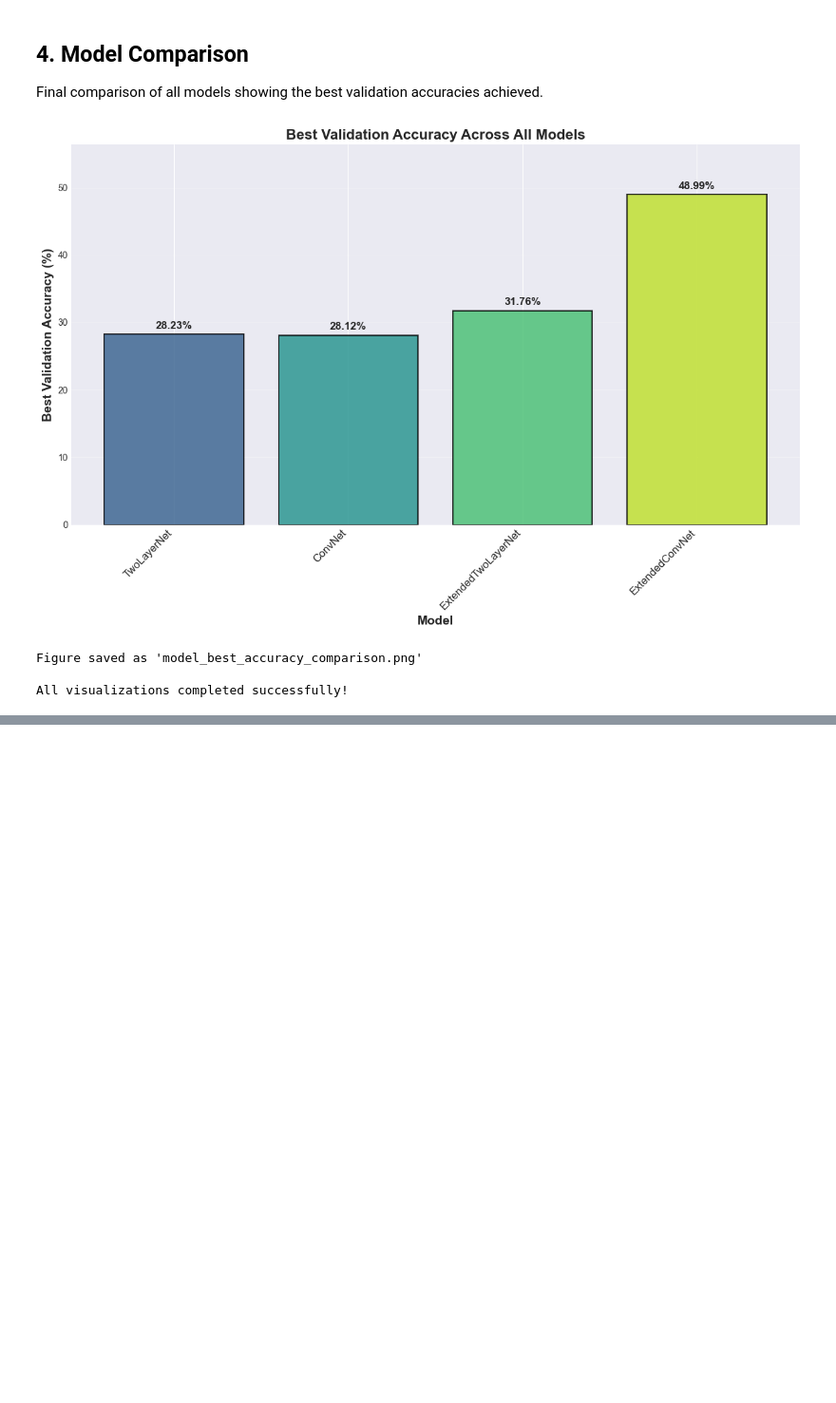
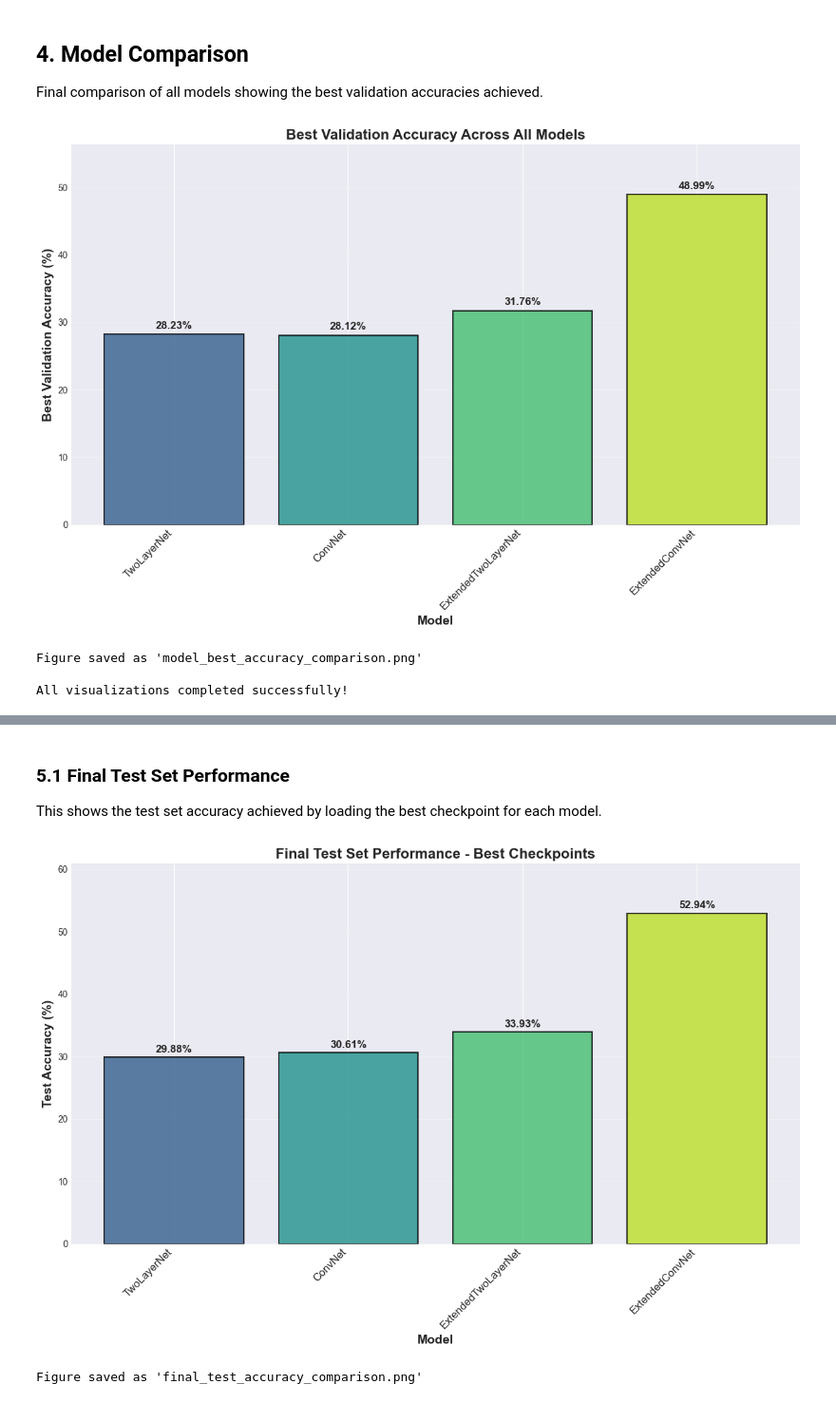
Before and after one commit to maybenzion97/cv1-final-lab-part-2, a Jupyter notebook: model_visualization.ipynb, the cells around one changed output, grey strips where cells are left out. Shown at 95% size. Drawn from its saved outputs; the diff is of its cells as text; code cells hidden in the pictures; blank space fills up the shorter version.

```diff
--- a/model_visualization.ipynb
+++ b/model_visualization.ipynb
@@ -365,0 +420,15 @@ Libraries imported successfully
+# %%
+# Load CIFAR-100 test dataset
+transform_test = transforms.Compose([
+    transforms.ToTensor(),
+    transforms.Normalize((0.5071, 0.4867, 0.4408), (0.2675, 0.2565, 0.2761))
+])
+
+test_dataset = torchvision.datasets.CIFAR100(root='./data', train=False, download=True, transform=transform_test)
+test_loader = DataLoader(test_dataset, batch_size=128, shuffle=False, num_workers=2)
+
+# Get class names
+class_names = test_dataset.classes
+
+print(f"Test dataset loaded: {len(test_dataset)} samples")
+print(f"Number of classes: {len(class_names)}")
@@ -365,0 +575,41 @@ Libraries imported successfully
+# %% [markdown]
+### 5.1 Final Test Set Performance
+
+This shows the test set accuracy achieved by loading the best checkpoint for each model.
+# %%
+# Compare final test accuracies
+fig, ax = plt.subplots(figsize=(12, 8))
+
+model_names_list = list(model_results.keys())
+test_accs = [model_results[m]['test_accuracy'] for m in model_names_list]
+
+x = np.arange(len(model_names_list))
+
+# Create bar plot with gradient colors
+colors = plt.cm.viridis(np.linspace(0.3, 0.9, len(model_names_list)))
+
+bars = ax.bar(x, test_accs, color=colors, alpha=0.8, edgecolor='black', linewidth=1.5)
+
+# Add value labels on top of bars
+for bar, acc in zip(bars, test_accs):
+    height = bar.get_height()
+    ax.text(bar.get_x() + bar.get_width()/2., height + 0.5,
+            f'{acc:.2f}%',
+            ha='center', va='bottom', fontsize=12, fontweight='bold')
+
+ax.set_xlabel('Model', fontsize=14, fontweight='bold')
+ax.set_ylabel('Test Accuracy (%)', fontsize=14, fontweight='bold')
+ax.set_title('Final Test Set Performance - Best Checkpoints', fontsize=16, fontweight='bold')
+ax.set_xticks(x)
+ax.set_xticklabels(model_names_list, rotation=45, ha='right', fontsize=12)
+ax.grid(True, alpha=0.3, axis='y')
+ax.set_ylim(0, max(test_accs) * 1.15)
+
+plt.tight_layout()
+plt.savefig('final_test_accuracy_comparison.png', dpi=300, bbox_inches='tight')
+plt.show()
+
+print("Figure saved as 'final_test_accuracy_comparison.png'")
+# %% [output]
+[figure, added]
+Figure saved as 'final_test_accuracy_comparison.png'
```
Also changed, not shown: parts of 20 cells of this notebook, 12 other files.
